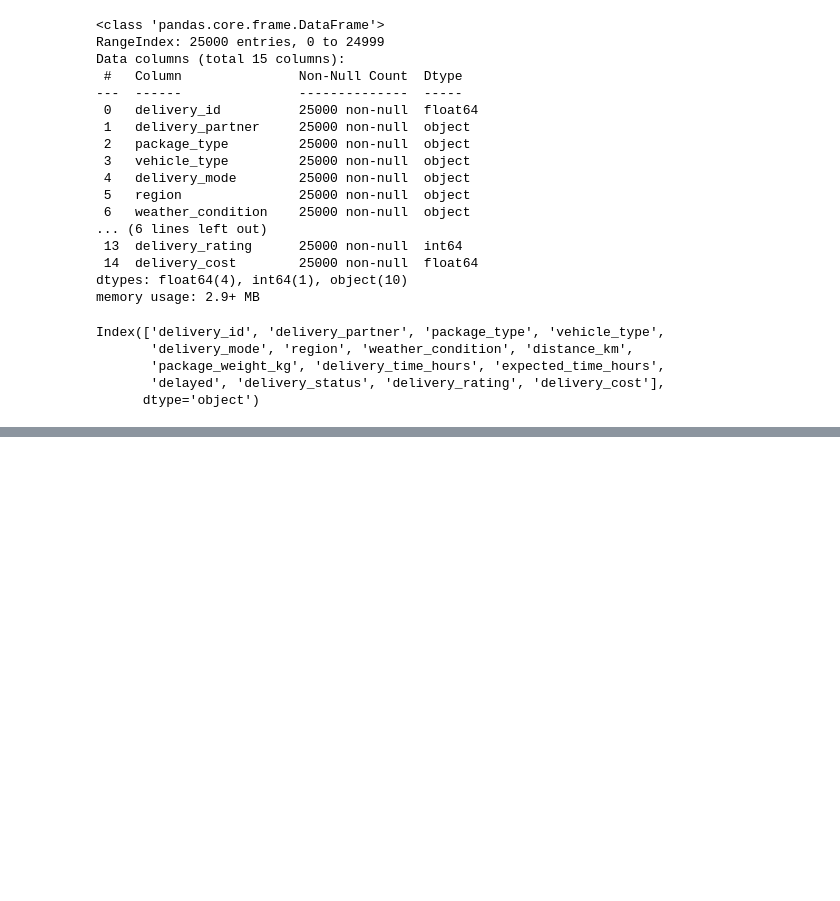
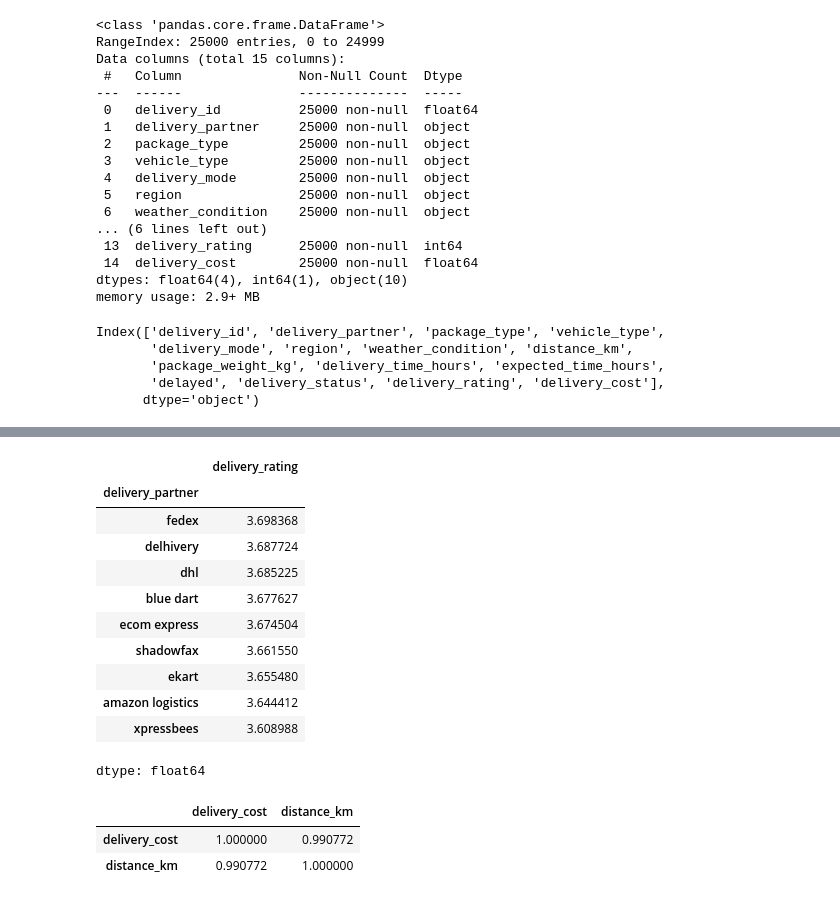
Before and after one commit to yovieridwan17/Delivery-Logistics-Analysis, a Jupyter notebook: Data Analysis.ipynb, the cells around one changed output, grey strips where cells are left out. Saved outputs shown, nothing was run; the diff lists cells and outputs as text; code cells hidden in the pictures; blank space fills up the shorter version.

```diff
--- a/Data Analysis.ipynb
+++ b/Data Analysis.ipynb
@@ -66,10 +66,12 @@ df['delivery_date'] = pd.to_datetime(df['delivery_date'])
 
 # Create kolom tanggal keterlambatan
 date_late = df['delivery_date'] - df['expected_date']
-df['date_late'] = date_late
+df['time_diff'] = date_late
 
-# Create kolom waktu keterlambatan
-# Convert the 'HH:MM:SS' strings to Timedelta objects before subtraction
-df['time_late'] = (pd.to_timedelta(df['delivery_time']) - pd.to_timedelta(df['expected_time']))
-df['time_late'] = df['time_late'].astype(int)
-df.head()
+# Tanda Kterlambatan
+df['delay_flag'] = np.where(df['delayed'] == 'yes', 'late', 'ontime')
+
+# Kategori Severity Delay
+df['delay_category'] = pd.cut(df['time_diff'],
+                              bins=[-999, 0, 1, 5, 999],
+                              labels=['on time', '<1h late', '1–5h late', '>5h late'])
@@ -147,0 +124,23 @@ plt.show()
+# %%
+# Rating per Partner
+df.groupby('delivery_partner')['delivery_rating'].mean().sort_values(ascending=False)
+# %% [output]
+|  | delivery_rating |
+| delivery_partner |  |
+| fedex | 3.698368 |
+| delhivery | 3.687724 |
+| dhl | 3.685225 |
+| blue dart | 3.677627 |
+| ecom express | 3.674504 |
+| shadowfax | 3.661550 |
+| ekart | 3.655480 |
+| amazon logistics | 3.644412 |
+| xpressbees | 3.608988 |
+dtype: float64
+# %%
+# Biaya vs Distance
+df[['delivery_cost','distance_km']].corr()
+# %% [output]
+|  | delivery_cost | distance_km |
+| delivery_cost | 1.000000 | 0.990772 |
+| distance_km | 0.990772 | 1.000000 |
```
Also changed, not shown: parts of 11 cells of this notebook.
